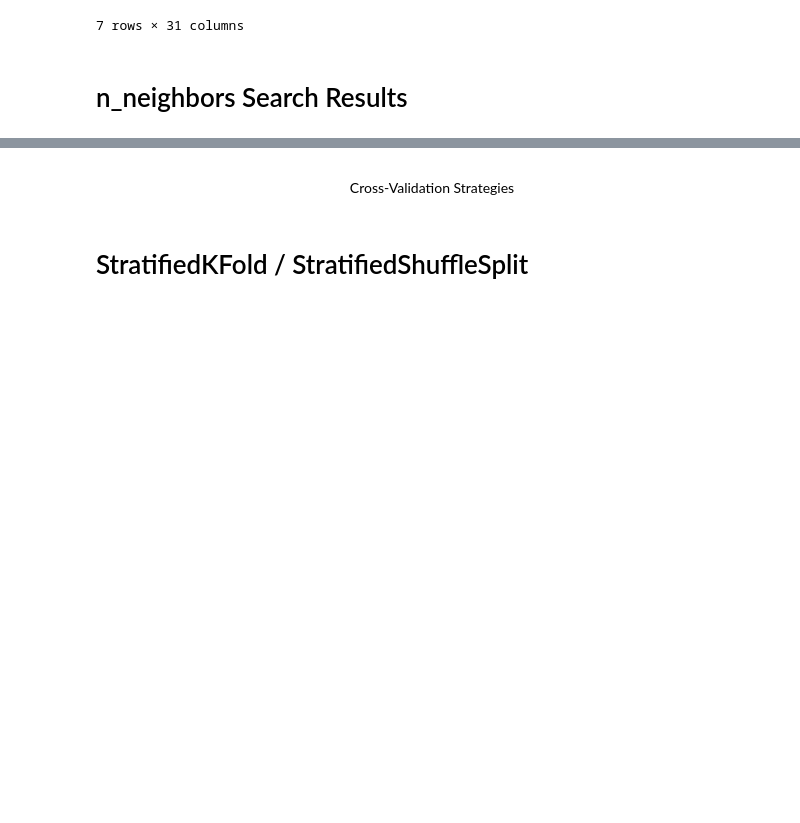
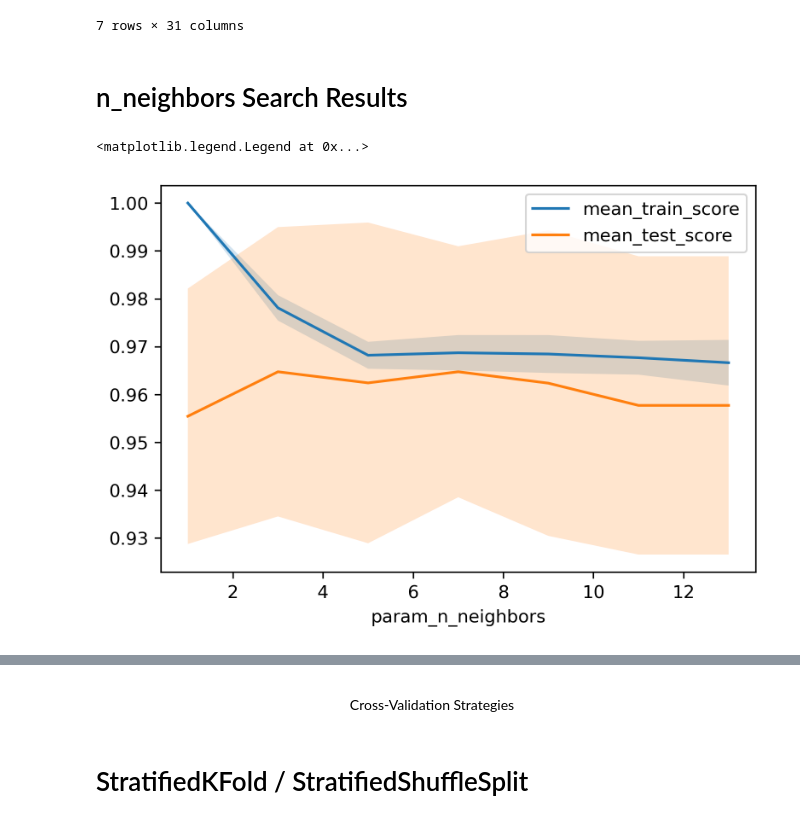
Before and after one commit to RahmanPeimankar/aml-sdu-f21, a Jupyter notebook: Lecture 3/aml_3_intro_supervised_learning.ipynb, the cells around one changed output, grey strips where cells are left out. Drawn from its saved outputs; the diff is of its cells as text; code cells hidden in the pictures; blank space fills up the shorter version.

```diff
--- a/Lecture 3/aml_3_intro_supervised_learning.ipynb
+++ b/Lecture 3/aml_3_intro_supervised_learning.ipynb
@@ -479,6 +500,19 @@ results
 7 rows × 31 columns
 # %% [markdown]
 # n_neighbors Search Results
+# %%
+results.plot('param_n_neighbors', 'mean_train_score')
+results.plot('param_n_neighbors', 'mean_test_score', ax=plt.gca())
+plt.fill_between(results.param_n_neighbors.astype(np.int),
+                 results['mean_train_score'] + results['std_train_score'],
+                 results['mean_train_score'] - results['std_train_score'], alpha=0.2)
+plt.fill_between(results.param_n_neighbors.astype(np.int),
+                 results['mean_test_score'] + results['std_test_score'],
+                 results['mean_test_score'] - results['std_test_score'], alpha=0.2)
+plt.legend()
+# %% [output]
+<matplotlib.legend.Legend at 0x...>
+[figure, added]
 # %% [markdown]
 <div>
 <center>
```
Also changed, not shown: parts of 21 cells of this notebook, 18 other files.
